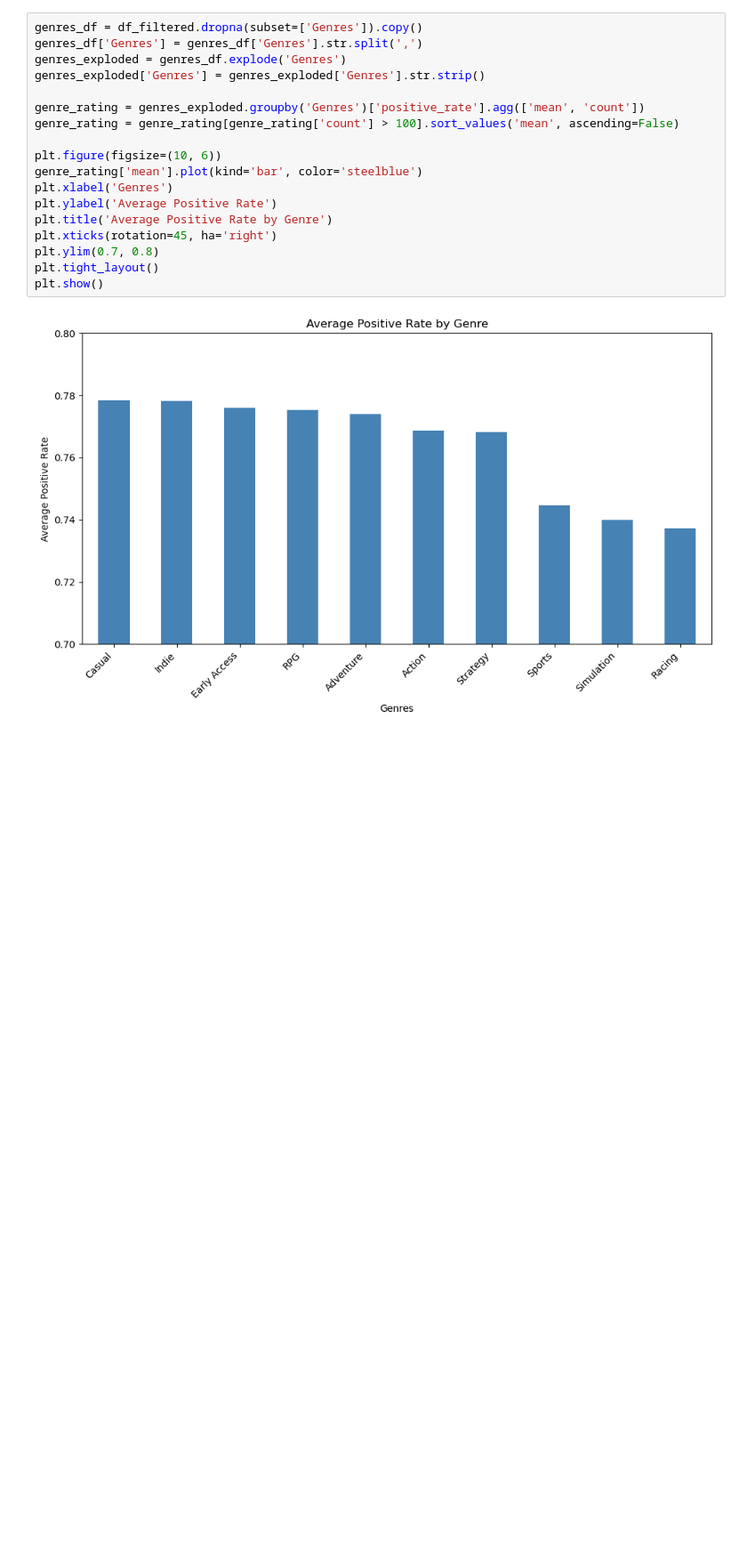
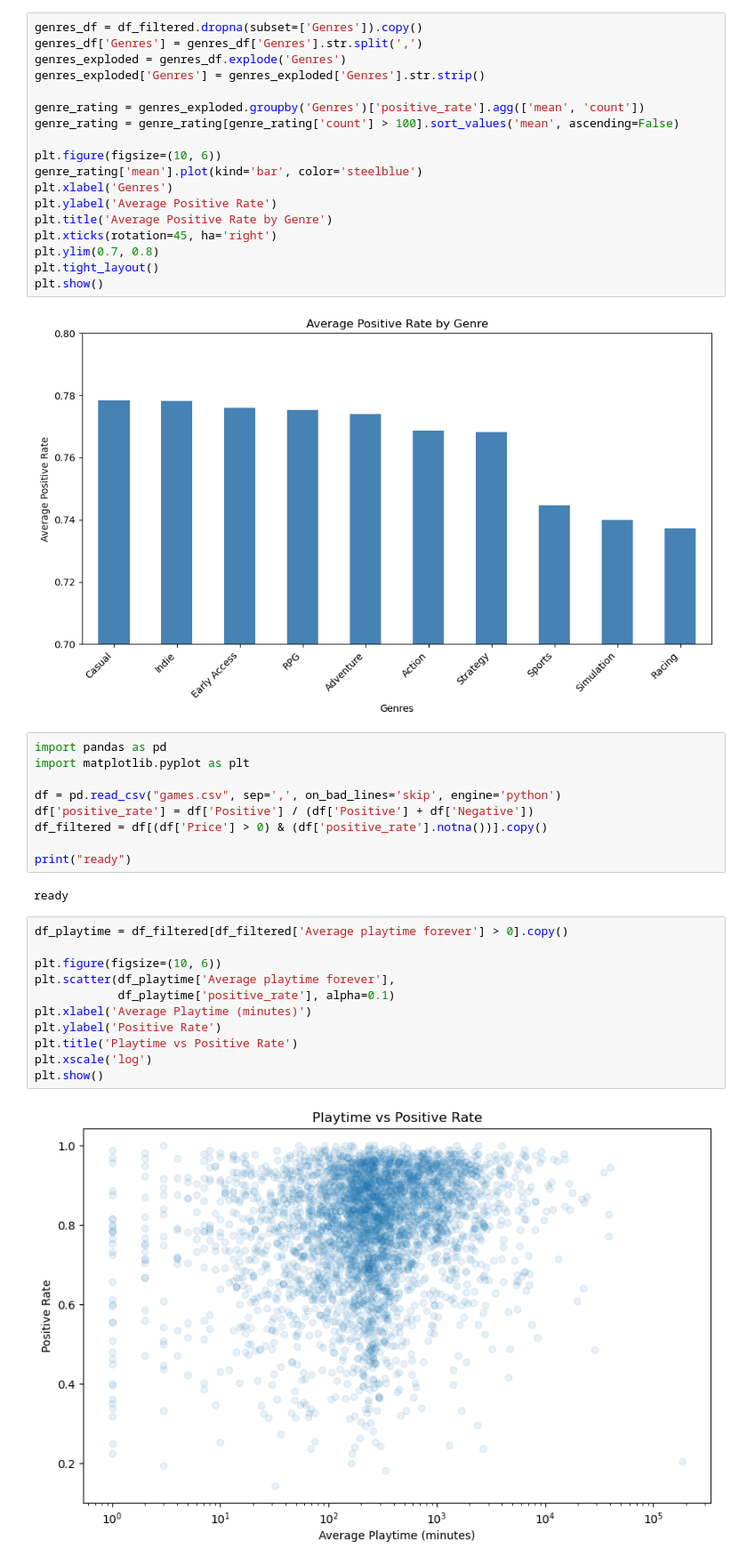
Before and after one commit to Initia1224/steam-games-analysis, a Jupyter notebook: steam_analysis.ipynb, the cells around one changed output. Shown at 89% size. Saved outputs shown, nothing was run; the diff lists cells and outputs as text; blank space fills up the shorter version.

```diff
--- a/steam_analysis.ipynb
+++ b/steam_analysis.ipynb
@@ -82,3 +82,27 @@ plt.tight_layout()
 plt.show()
 # %% [output]
 [figure]
+# %%
+import pandas as pd
+import matplotlib.pyplot as plt
+
+df = pd.read_csv("games.csv", sep=',', on_bad_lines='skip', engine='python')
+df['positive_rate'] = df['Positive'] / (df['Positive'] + df['Negative'])
+df_filtered = df[(df['Price'] > 0) & (df['positive_rate'].notna())].copy()
+
+print("ready")
+# %% [output]
+ready
+# %%
+df_playtime = df_filtered[df_filtered['Average playtime forever'] > 0].copy()
+
+plt.figure(figsize=(10, 6))
+plt.scatter(df_playtime['Average playtime forever'],
+            df_playtime['positive_rate'], alpha=0.1)
+plt.xlabel('Average Playtime (minutes)')
+plt.ylabel('Positive Rate')
+plt.title('Playtime vs Positive Rate')
+plt.xscale('log')
+plt.show()
+# %% [output]
+[figure, added]
```
Also changed, not shown: parts of 1 cell of this notebook.
